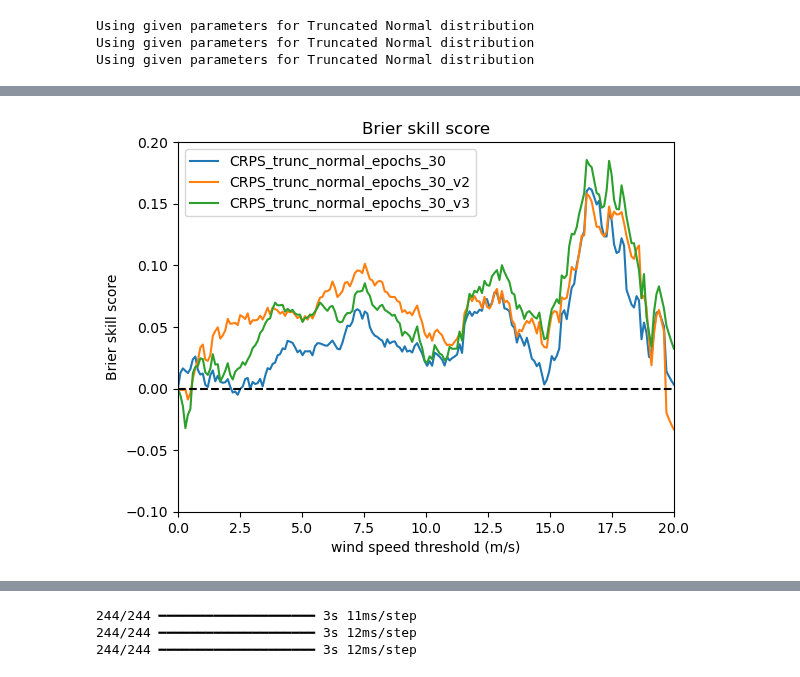
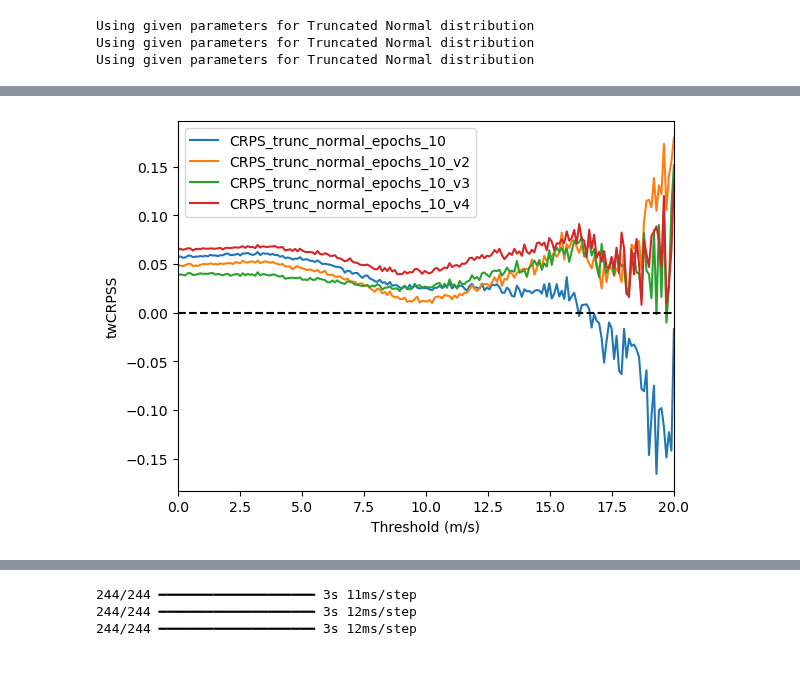
Before and after one commit to SimonHakvoort/thesiscode, a Jupyter notebook: src/nn_results/nn_results.ipynb, the cells around one changed output, grey strips where cells are left out. Saved outputs shown, nothing was run; the diff lists cells and outputs as text; code cells hidden in the pictures.

Commit message:
Fixed the cpit diagrams

```diff
--- a/src/nn_results/nn_results.ipynb
+++ b/src/nn_results/nn_results.ipynb
@@ -129,4 +122,4 @@ make_brier_skill_plot_tf(emos_base, nn_crps_e10_models, test_data, values, ylim=
 [figure]
 # %%
-make_brier_skill_plot_tf(emos_base, nn_crps_e30_models, test_data, values, ylim=ylim)
+make_twcrpss_plot_tf(emos_base, nn_crps_e10_models, test_data, values)
 # %% [output]
@@ -136 +130 @@ make_brier_skill_plot_tf(emos_base, nn_crps_e30_models, test_data, values, ylim=
-[figure, old version]
+[figure, new version]
```
Also changed, not shown: parts of 10 cells of this notebook, 3 other files.
